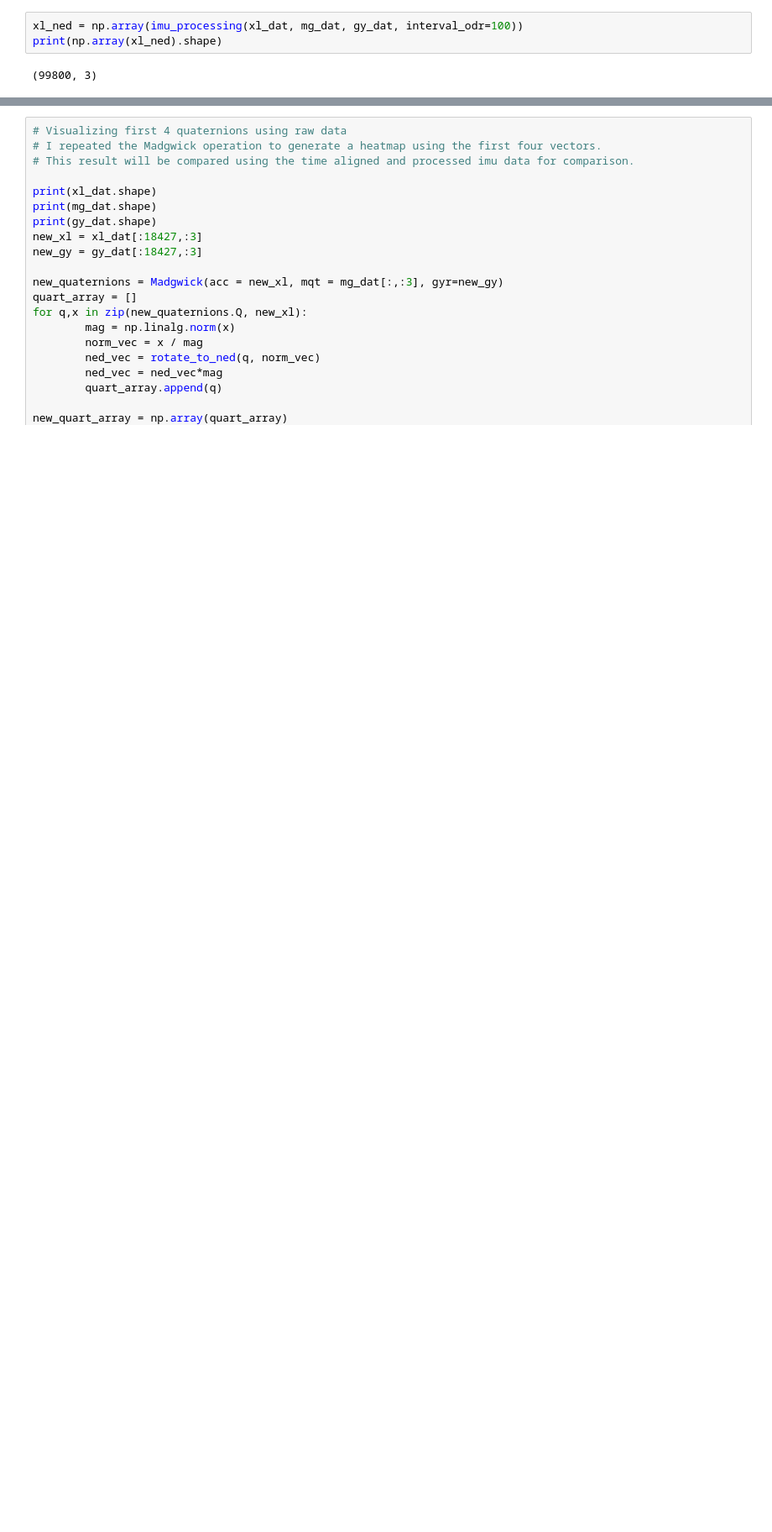
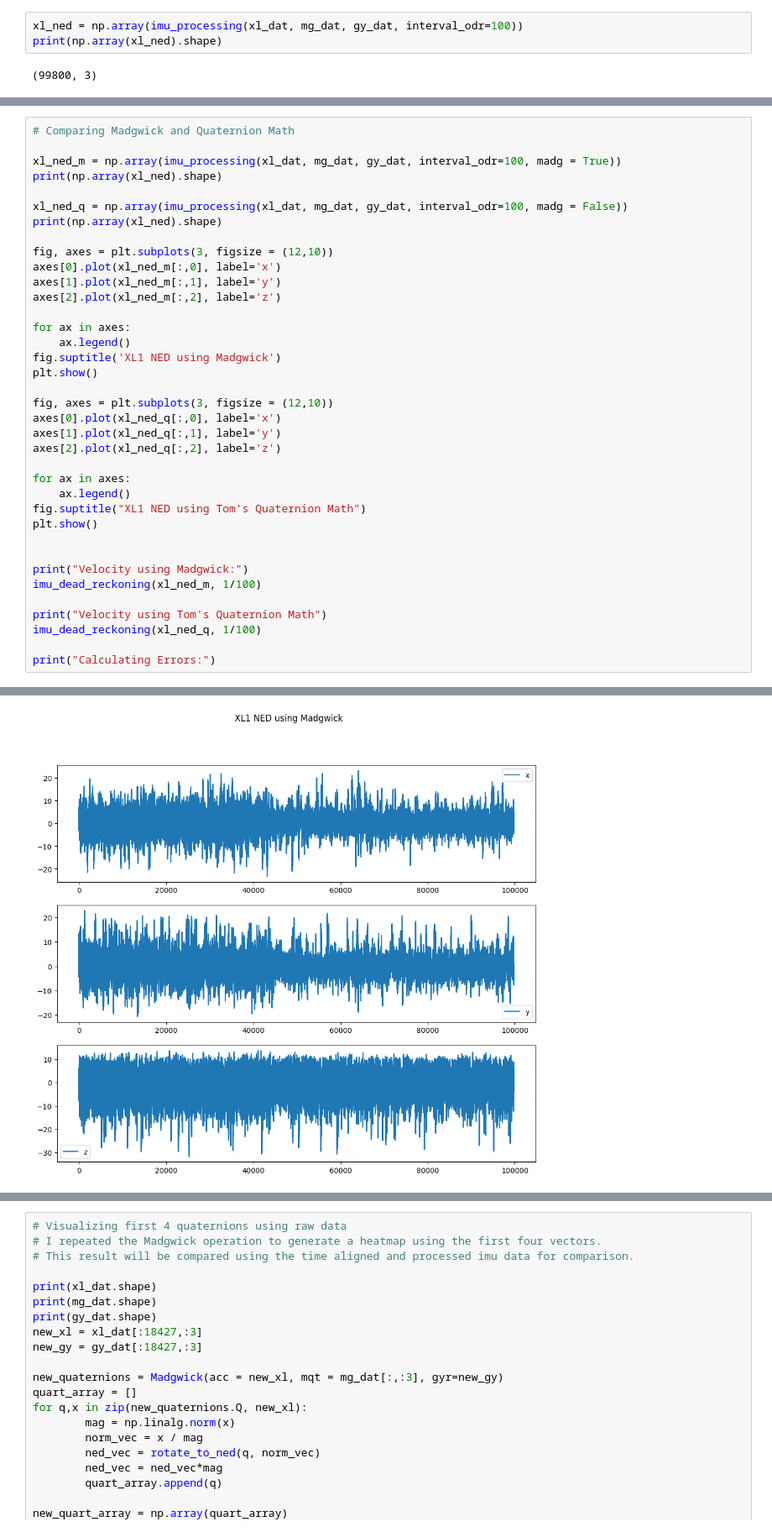
Before and after one commit to ahmedRafique744/Trim-management, a Jupyter notebook: imu_processing.ipynb, the cells around one changed output, grey strips where cells are left out. Shown at 84% size. Cells and saved outputs as stored; diff of their text form; blank space fills up the shorter version.

```diff
--- a/imu_processing.ipynb
+++ b/imu_processing.ipynb
@@ -387,0 +456,38 @@ imu_dead_reckoning(xl_ned, 1/100) #dt is set to 1/100, I downsampled to 100 poin
+# %%
+# Comparing Madgwick and Quaternion Math
+
+xl_ned_m = np.array(imu_processing(xl_dat, mg_dat, gy_dat, interval_odr=100, madg = True))
+print(np.array(xl_ned).shape)
+
+xl_ned_q = np.array(imu_processing(xl_dat, mg_dat, gy_dat, interval_odr=100, madg = False))
+print(np.array(xl_ned).shape)
+
+fig, axes = plt.subplots(3, figsize = (12,10))
+axes[0].plot(xl_ned_m[:,0], label='x')
+axes[1].plot(xl_ned_m[:,1], label='y')
+axes[2].plot(xl_ned_m[:,2], label='z')
+
+for ax in axes:
+    ax.legend()
+fig.suptitle('XL1 NED using Madgwick')
+plt.show()
+
+fig, axes = plt.subplots(3, figsize = (12,10))
+axes[0].plot(xl_ned_q[:,0], label='x')
+axes[1].plot(xl_ned_q[:,1], label='y')
+axes[2].plot(xl_ned_q[:,2], label='z')
+
+for ax in axes:
+    ax.legend()
+fig.suptitle("XL1 NED using Tom's Quaternion Math")
+plt.show()
+
+
+print("Velocity using Madgwick:")
+imu_dead_reckoning(xl_ned_m, 1/100)
+
+print("Velocity using Tom's Quaternion Math")
+imu_dead_reckoning(xl_ned_q, 1/100)
+
+print("Calculating Errors:")
+# %% [output]
@@ -387,0 +496 @@ imu_dead_reckoning(xl_ned, 1/100) #dt is set to 1/100, I downsampled to 100 poin
+[figure, added]
```
Also changed, not shown: parts of 8 cells of this notebook, 3 other files.
